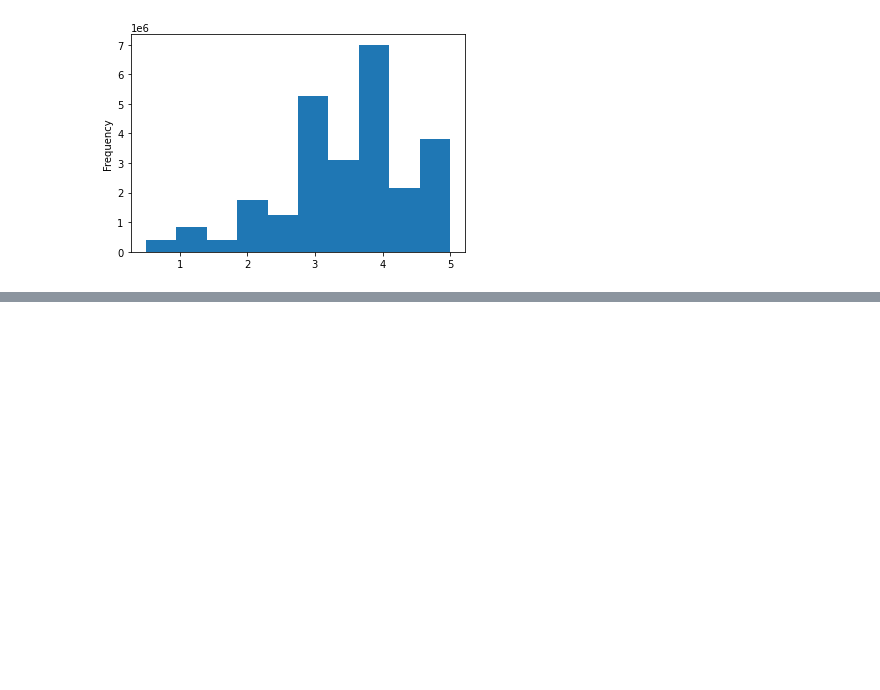
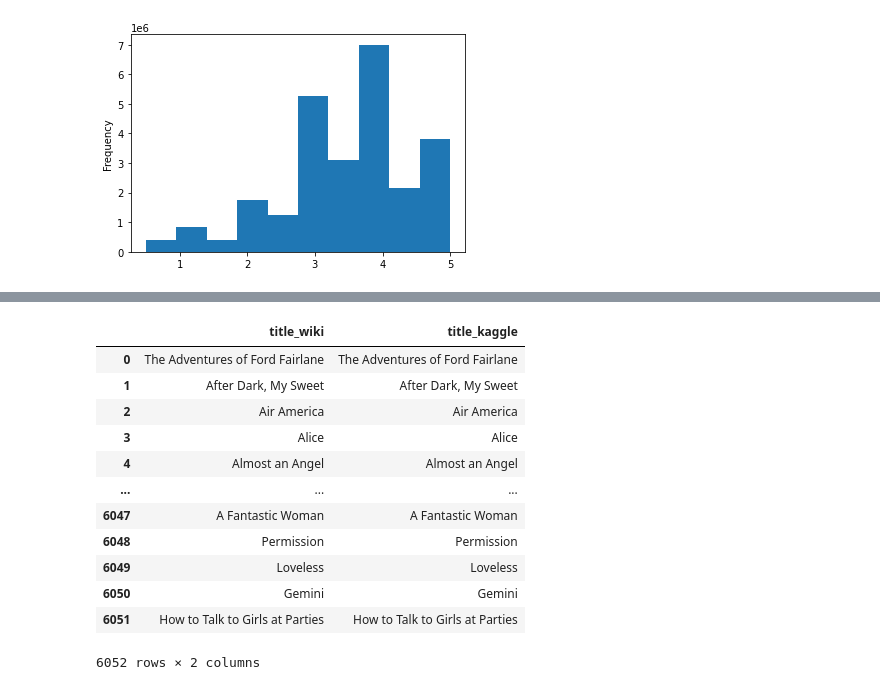
Before and after one commit to eric-spoerner/movies_ETL, a Jupyter notebook: analysis.ipynb, the cells around one changed output, grey strips where cells are left out. Saved outputs shown, nothing was run; the diff lists cells and outputs as text; code cells hidden in the pictures; blank space fills up the shorter version.

```diff
--- a/analysis.ipynb
+++ b/analysis.ipynb
@@ -649,0 +775,21 @@ wiki_movies_df.drop('Box office', axis=1, inplace=True)
+# %%
+# wiki_movies_df['Running time'].dropna().sample(50)
+
+running_time = wiki_movies_df['Running time'].dropna().apply(lambda x: ' '.join(x) if type(x) == list else x)
+# running_time
+
+runtime_pat_0 = "\d+\s*ho?u?r?s?\s*\d*"
+matches_pat_0 = running_time.str.contains(runtime_pat_0, flags=re.IGNORECASE, na=False)
+
+runtime_pat_1 = r'\d{1,3}\s*min'
+matches_pat_1 = running_time.str.contains(runtime_pat_1, flags=re.IGNORECASE, na=False)
+
+# running_time[~matches_pat_0 & ~matches_pat_1]
+# %%
+running_time_extract = running_time.str.extract(r"(\d+)\s*ho?u?r?s?\s*(\d*)|(\d{1,3})\s*m")
+running_time_extract
+# %%
+running_time_extract = running_time_extract.apply(lambda col: pd.to_numeric(col, errors='coerce')).fillna(0)
+wiki_movies_df['running_time'] = running_time_extract.apply(lambda row: row[0]*60 + row[1] if row[2] == 0 else row[2], axis=1)
+wiki_movies_df.drop('Running time', axis=1, inplace=True)
+# wiki_movies_df[['Running time', 'running_time']].sample(50)
@@ -858,0 +1009,3 @@ Name: rating, dtype: float64
+# %%
+movies_df = pd.merge(wiki_movies_df, kaggle_metadata, on='imdb_id', suffixes=['_wiki','_kaggle'])
+movies_df
@@ -858,0 +1037,16 @@ Name: rating, dtype: float64
+# %%
+movies_df[['title_wiki', 'title_kaggle']]
+# %% [output]
+|  | title_wiki | title_kaggle |
+| 0 | The Adventures of Ford Fairlane | The Adventures of Ford Fairlane |
+| 1 | After Dark, My Sweet | After Dark, My Sweet |
+| 2 | Air America | Air America |
+| 3 | Alice | Alice |
+| 4 | Almost an Angel | Almost an Angel |
+| ... | ... | ... |
+| 6047 | A Fantastic Woman | A Fantastic Woman |
+| 6048 | Permission | Permission |
+| 6049 | Loveless | Loveless |
+| 6050 | Gemini | Gemini |
+| 6051 | How to Talk to Girls at Parties | How to Talk to Girls at Parties |
+6052 rows × 2 columns
```
Also changed, not shown: parts of 23 cells of this notebook.
